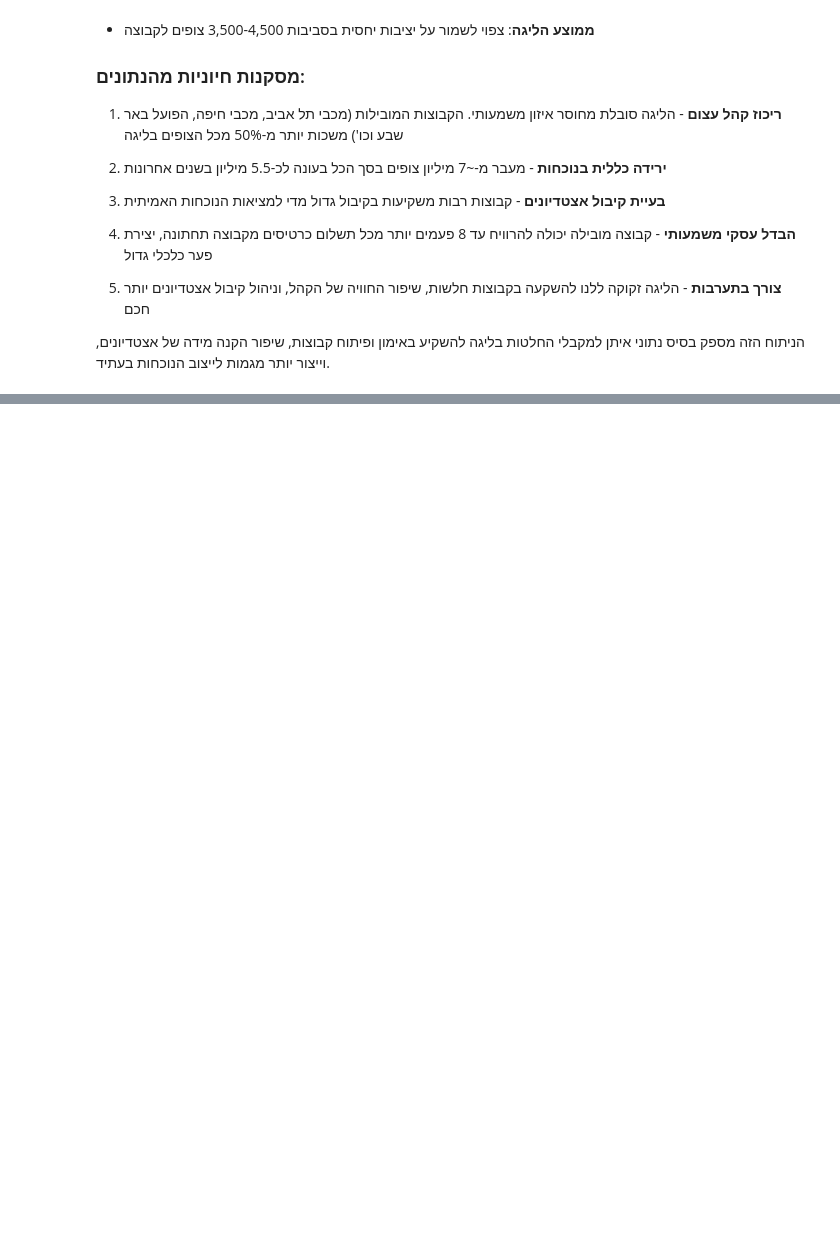
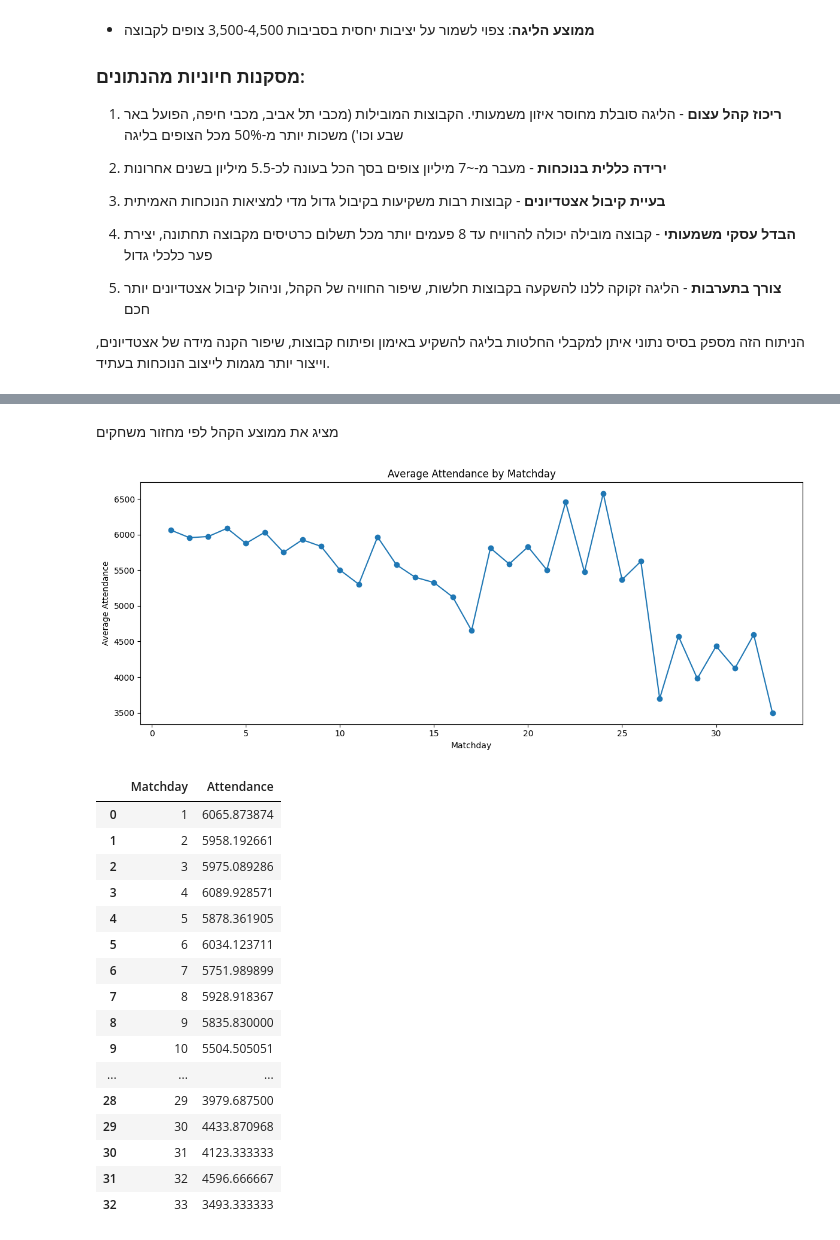
Before and after one commit to Nitaybenadmon123/ligat_haal_project, a Jupyter notebook: ligat_haal_project/notebooks/attendance/02_attendance_analysis.ipynb, the cells around one changed output, grey strips where cells are left out. Drawn from its saved outputs; the diff is of its cells as text; code cells hidden in the pictures; blank space fills up the shorter version.

```diff
--- a/ligat_haal_project/notebooks/attendance/02_attendance_analysis.ipynb
+++ b/ligat_haal_project/notebooks/attendance/02_attendance_analysis.ipynb
@@ -1791,0 +2598,38 @@ print("="*80)
+# %% [markdown]
+מציג את ממוצע הקהל לפי מחזור משחקים
+# %%
+avg_attendance_by_matchday = (
+    df[df["Attendance"] > 0]
+    .groupby("Matchday")["Attendance"]
+    .mean()
+    .reset_index()
+)
+
+plt.figure(figsize=(12, 5))
+plt.plot(avg_attendance_by_matchday["Matchday"], avg_attendance_by_matchday["Attendance"], marker="o")
+plt.title("Average Attendance by Matchday")
+plt.xlabel("Matchday")
+plt.ylabel("Average Attendance")
+plt.tight_layout()
+plt.show()
+
+avg_attendance_by_matchday
+# %% [output]
+[figure, added]
+|  | Matchday | Attendance |
+| 0 | 1 | 6065.873874 |
+| 1 | 2 | 5958.192661 |
+| 2 | 3 | 5975.089286 |
+| 3 | 4 | 6089.928571 |
+| 4 | 5 | 5878.361905 |
+| 5 | 6 | 6034.123711 |
+| 6 | 7 | 5751.989899 |
+| 7 | 8 | 5928.918367 |
+| 8 | 9 | 5835.830000 |
+| 9 | 10 | 5504.505051 |
+| ... | ... | ... |
+| 28 | 29 | 3979.687500 |
+| 29 | 30 | 4433.870968 |
+| 30 | 31 | 4123.333333 |
+| 31 | 32 | 4596.666667 |
+| 32 | 33 | 3493.333333 |
```
Also changed, not shown: parts of 33 cells of this notebook.
